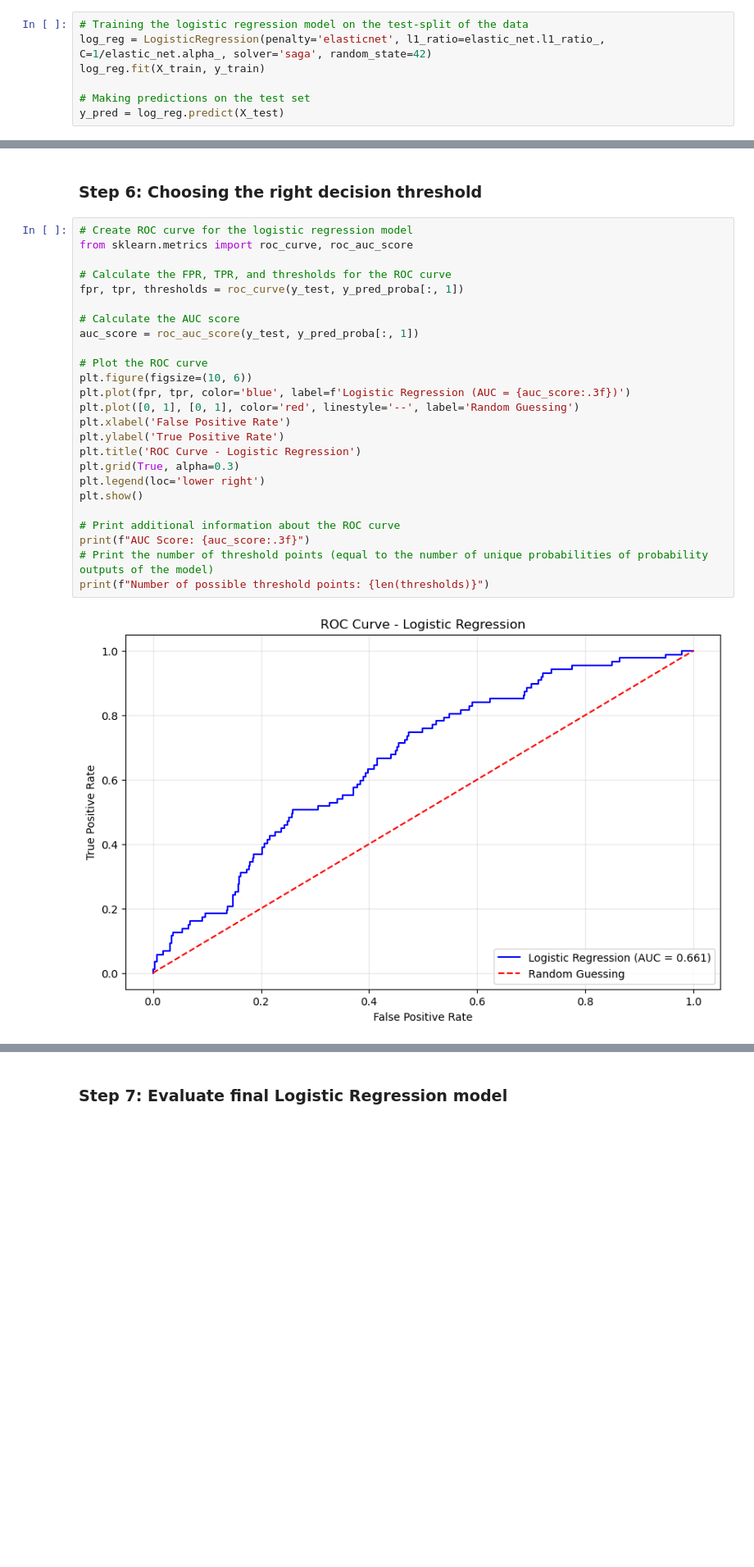
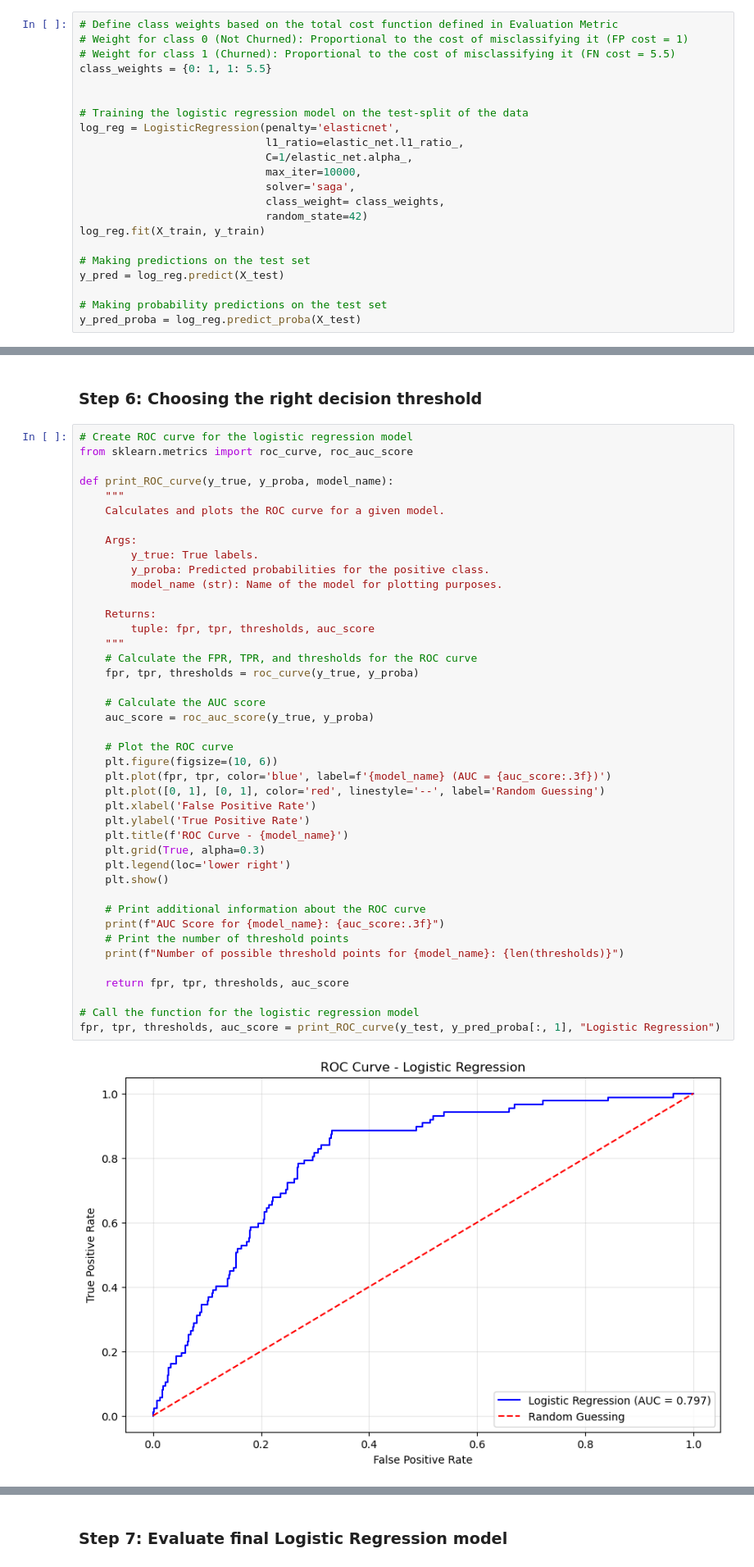
Before and after one commit to FinnHet13/CodingProjects, a Jupyter notebook: churn_prediction/1_ML_pipeline.ipynb, the cells around one changed output, grey strips where cells are left out. Shown at 82% size. Cells and saved outputs as stored; diff of their text form; blank space fills up the shorter version.

Commit message:
Built most of the ML pipeline with the total cost function

```diff
--- a/churn_prediction/1_ML_pipeline.ipynb
+++ b/churn_prediction/1_ML_pipeline.ipynb
@@ -346,11 +506,26 @@ One further parameter to change is the decision threshhold, however, this is not
 # %% [markdown]
 ### Step 4: Training the Model
 # %%
+# Define class weights based on the total cost function defined in Evaluation Metric
+# Weight for class 0 (Not Churned): Proportional to the cost of misclassifying it (FP cost = 1)
+# Weight for class 1 (Churned): Proportional to the cost of misclassifying it (FN cost = 5.5)
+class_weights = {0: 1, 1: 5.5}
+
+
 # Training the logistic regression model on the test-split of the data
-log_reg = LogisticRegression(penalty='elasticnet', l1_ratio=elastic_net.l1_ratio_, C=1/elastic_net.alpha_, solver='saga', random_state=42)
+log_reg = LogisticRegression(penalty='elasticnet',
+                             l1_ratio=elastic_net.l1_ratio_,
+                             C=1/elastic_net.alpha_,
+                             max_iter=10000,
+                             solver='saga',
+                             class_weight= class_weights,
+                             random_state=42)
 log_reg.fit(X_train, y_train)
 
 # Making predictions on the test set
 y_pred = log_reg.predict(X_test)
+
+# Making probability predictions on the test set
+y_pred_proba = log_reg.predict_proba(X_test)
 # %% [markdown]
 ### Step 5: Evaluating the base model
@@ -502,27 +806,44 @@ We can find a better decision threshold by examining the ROC curve to balance re
 # %%
 # Create ROC curve for the logistic regression model
 from sklearn.metrics import roc_curve, roc_auc_score
 
-# Calculate the FPR, TPR, and thresholds for the ROC curve
-fpr, tpr, thresholds = roc_curve(y_test, y_pred_proba[:, 1])
+def print_ROC_curve(y_true, y_proba, model_name):
+    """
+    Calculates and plots the ROC curve for a given model.
 
-# Calculate the AUC score
-auc_score = roc_auc_score(y_test, y_pred_proba[:, 1])
+    Args:
+        y_true: True labels.
+        y_proba: Predicted probabilities for the positive class.
+        model_name (str): Name of the model for plotting purposes.
 
-# Plot the ROC curve
-plt.figure(figsize=(10, 6))
-plt.plot(fpr, tpr, color='blue', label=f'Logistic Regression (AUC = {auc_score:.3f})')
-plt.plot([0, 1], [0, 1], color='red', linestyle='--', label='Random Guessing')
-plt.xlabel('False Positive Rate')
-plt.ylabel('True Positive Rate')
-plt.title('ROC Curve - Logistic Regression')
-plt.grid(True, alpha=0.3)
-plt.legend(loc='lower right')
-plt.show()
+    Returns:
+        tuple: fpr, tpr, thresholds, auc_score
+    """
+    # Calculate the FPR, TPR, and thresholds for the ROC curve
+    fpr, tpr, thresholds = roc_curve(y_true, y_proba)
 
-# Print additional information about the ROC curve
-print(f"AUC Score: {auc_score:.3f}")
-# Print the number of threshold points (equal to the number of unique probabilities of probability outputs of the model)
-print(f"Number of possible threshold points: {len(thresholds)}")
+    # Calculate the AUC score
+    auc_score = roc_auc_score(y_true, y_proba)
+
+    # Plot the ROC curve
+    plt.figure(figsize=(10, 6))
+    plt.plot(fpr, tpr, color='blue', label=f'{model_name} (AUC = {auc_score:.3f})')
+    plt.plot([0, 1], [0, 1], color='red', linestyle='--', label='Random Guessing')
+    plt.xlabel('False Positive Rate')
+    plt.ylabel('True Positive Rate')
+    plt.title(f'ROC Curve - {model_name}')
+    plt.grid(True, alpha=0.3)
+    plt.legend(loc='lower right')
+    plt.show()
+
+    # Print additional information about the ROC curve
+    print(f"AUC Score for {model_name}: {auc_score:.3f}")
+    # Print the number of threshold points
+    print(f"Number of possible threshold points for {model_name}: {len(thresholds)}")
+
+    return fpr, tpr, thresholds, auc_score
+
+# Call the function for the logistic regression model
+fpr, tpr, thresholds, auc_score = print_ROC_curve(y_test, y_pred_proba[:, 1], "Logistic Regression")
 # %% [output]
-[figure, old version]
+[figure, new version]
```
Also changed, not shown: parts of 71 cells of this notebook.
